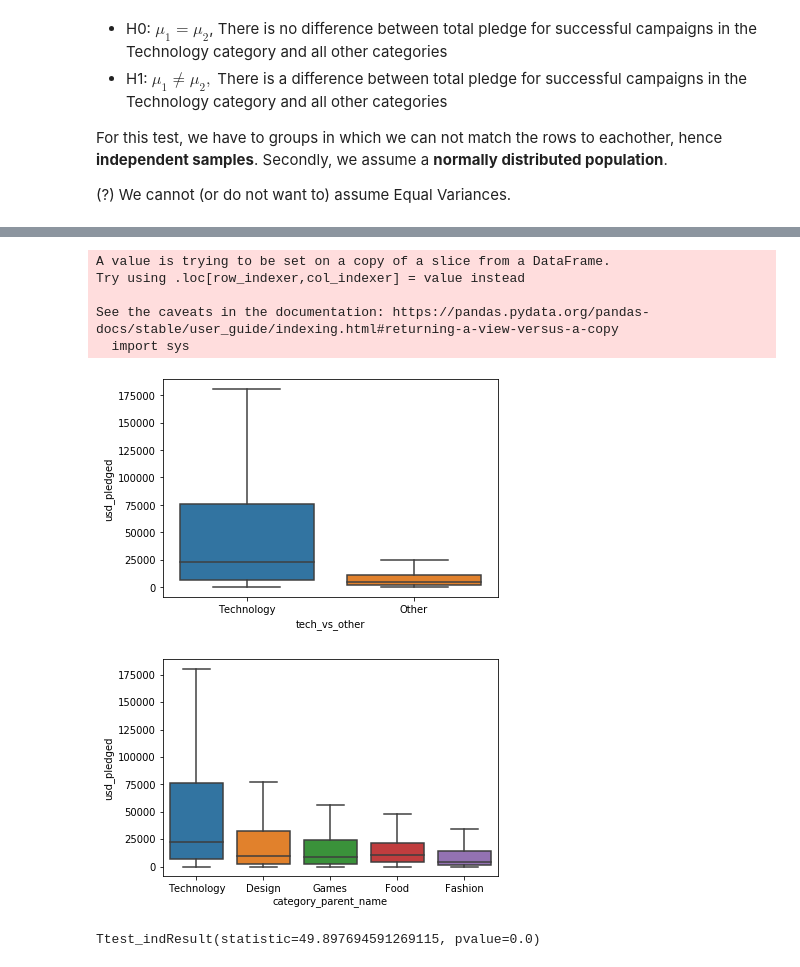
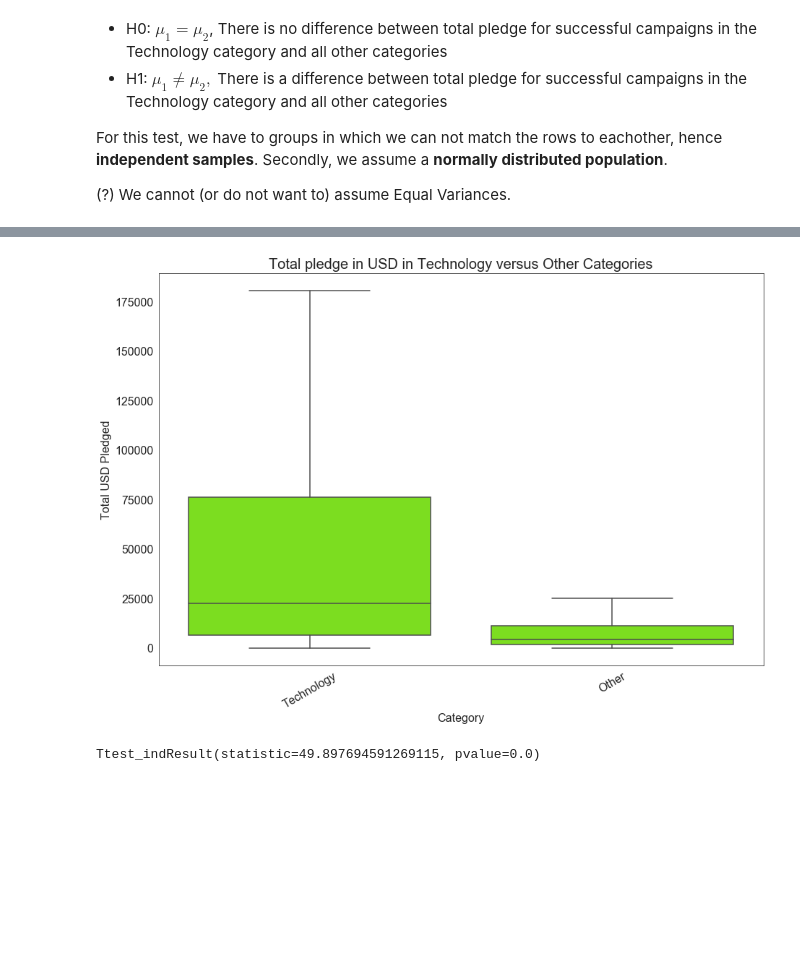
Before and after one commit to Rianne89/Kickstarter_analysis, a Jupyter notebook: Project 4-Kickstarter.ipynb, the cells around one changed output, grey strips where cells are left out. Drawn from its saved outputs; the diff is of its cells as text; code cells hidden in the pictures; blank space fills up the shorter version.

```diff
--- a/Project 4-Kickstarter.ipynb
+++ b/Project 4-Kickstarter.ipynb
@@ -299,21 +330,33 @@ sns.displot(data=succesful_campaigns, x='usd_pledged')
 # %%
 #Compute variables to test
 successful_campaigns = df.loc[df['state'] == 'successful']
 successful_campaigns_tech = successful_campaigns.loc[successful_campaigns['category_parent_name'] == 'Technology']
 successful_campaigns_other = successful_campaigns.loc[successful_campaigns['category_parent_name'] != 'Technology']
 
 #Plot to estimate differences
+sns.set_style("white")
 successful_campaigns['tech_vs_other'] = np.where(successful_campaigns['category_parent_name']=='Technology', 'Technology', 'Other')
-ax = sns.boxplot(x="tech_vs_other", y="usd_pledged", data=successful_campaigns, order=["Technology", "Other"], showfliers=False)
+plt.figure(figsize=(15,10))
+sns.set_style("white")
+sns.boxplot(x="tech_vs_other", y="usd_pledged", data=successful_campaigns, order=["Technology", "Other"], showfliers=False, color="lawngreen")
+plt.title('Total pledge in USD in Technology versus Other Categories', fontsize=20)
+plt.xlabel('Category', fontsize=16)
+plt.ylabel('Total USD Pledged', fontsize=16)
+plt.xticks(fontsize=16)
+plt.xticks(rotation=30)
+plt.yticks(fontsize=16);
 # %% [output]
-A value is trying to be set on a copy of a slice from a DataFrame.
-Try using .loc[row_indexer,col_indexer] = value instead
-
-See the caveats in the documentation: https://pandas.pydata.org/pandas-docs/stable/user_guide/indexing.html#returning-a-view-versus-a-copy
-  import sys
-[figure, old version]
+[figure, new version]
 # %%
 #Plot boxplots versus other five top categories according to count
-ax = sns.boxplot(x="category_parent_name", y="usd_pledged", data=succesful_campaigns, order=["Technology", "Design", "Games", "Food", "Fashion"], showfliers=False)
+plt.figure(figsize=(15,10))
+sns.set_style("white")
+ax = sns.boxplot(x="category_parent_name", y="usd_pledged", data=successful_campaigns, order=["Technology", "Design", "Games", "Food", "Fashion"], showfliers=False, color="lawngreen")
+
+#Lay-out
+plt.title('Total pledge in USD in Technology versus Other Categories', fontsize=20)
+plt.xlabel('Category', fontsize=16)
+plt.ylabel('Total USD Pledged', fontsize=16)
+plt.xticks(fontsize=16)
+plt.xticks(rotation=30)
+plt.yticks(fontsize=16);
-# %% [output]
-[figure, removed]
```
Also changed, not shown: parts of 19 cells of this notebook, 1 other file.
